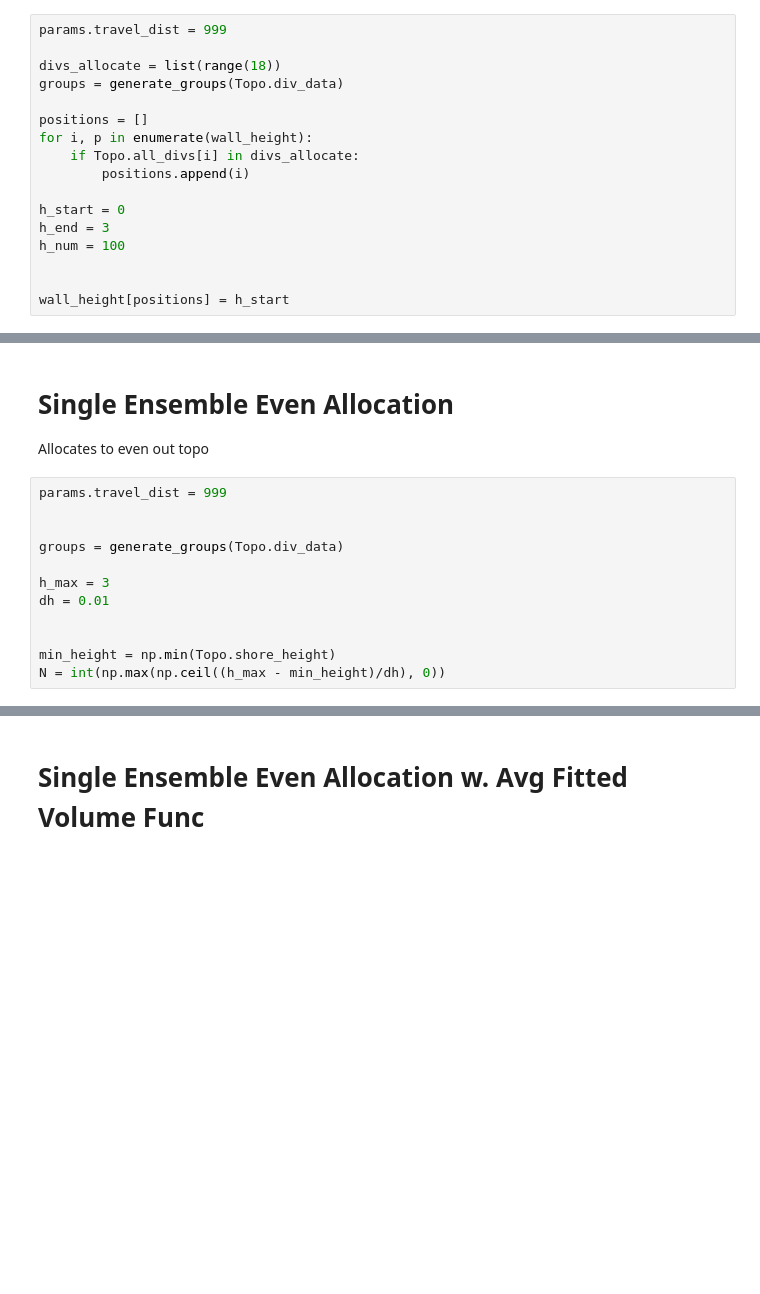
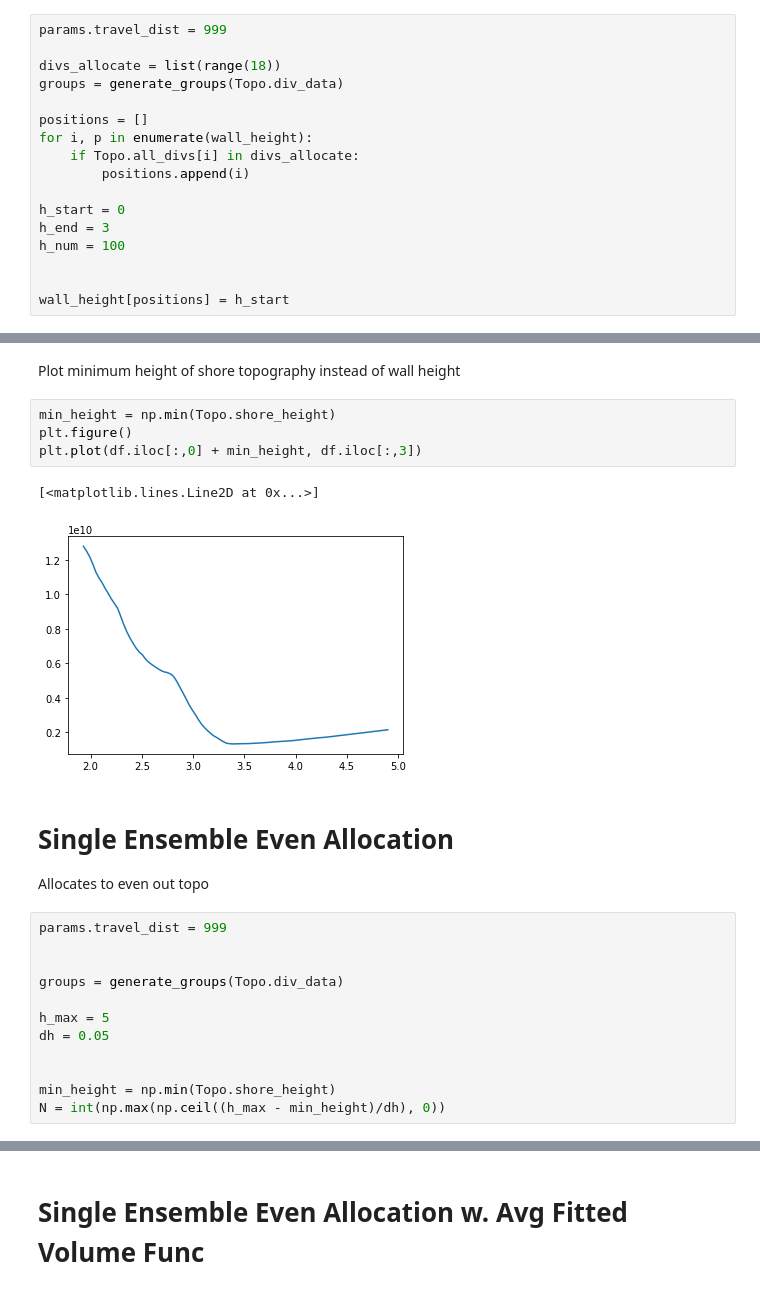
Before and after one commit to ym2540/GISSR_Optimization, a Jupyter notebook: ideal/sr_opt_ideal.ipynb, the cells around one changed output, grey strips where cells are left out. Saved outputs shown, nothing was run; the diff lists cells and outputs as text; blank space fills up the shorter version.

```diff
--- a/ideal/sr_opt_ideal.ipynb
+++ b/ideal/sr_opt_ideal.ipynb
@@ -94,3 +94,12 @@ plt.plot(df.iloc[:,0], df.iloc[:,3])
+# %% [markdown]
+Plot minimum height of shore topography instead of wall height
+# %%
+min_height = np.min(Topo.shore_height)
+plt.figure()
+plt.plot(df.iloc[:,0] + min_height, df.iloc[:,3])
+# %% [output]
+[<matplotlib.lines.Line2D at 0x...>]
+[figure, added]
 # %% [markdown]
 # Single Ensemble Even Allocation
 Allocates to even out topo
@@ -100,8 +109,8 @@ params.travel_dist = 999
 
 groups = generate_groups(Topo.div_data)
 
-h_max = 3
-dh = 0.01
+h_max = 5
+dh = 0.05
 
 
 min_height = np.min(Topo.shore_height)
```
Also changed, not shown: parts of 8 cells of this notebook, 9 other files.
